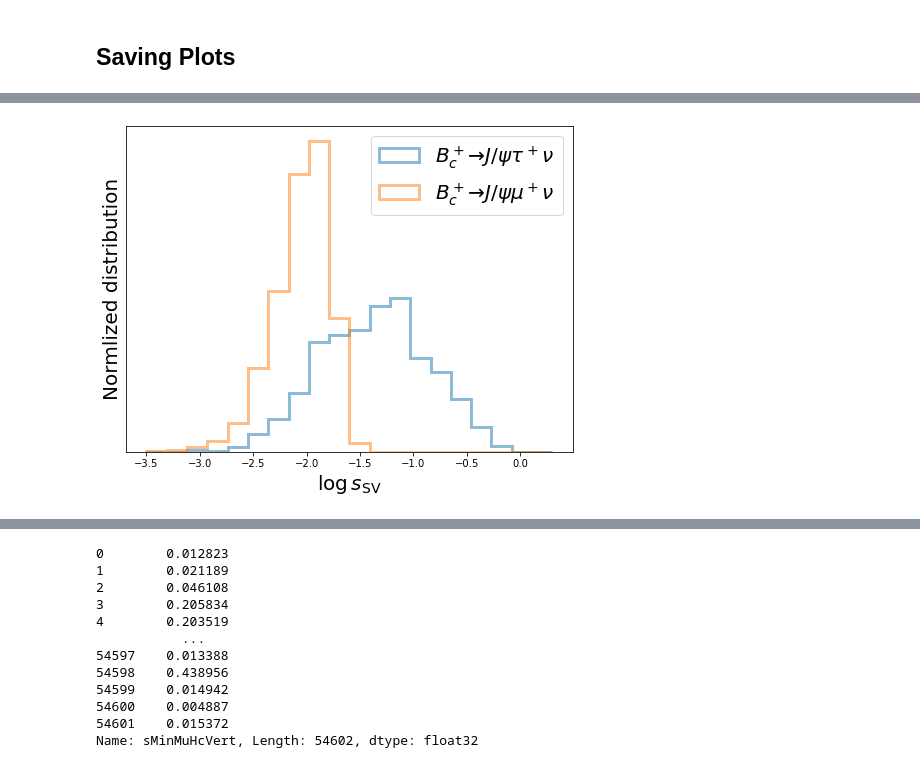
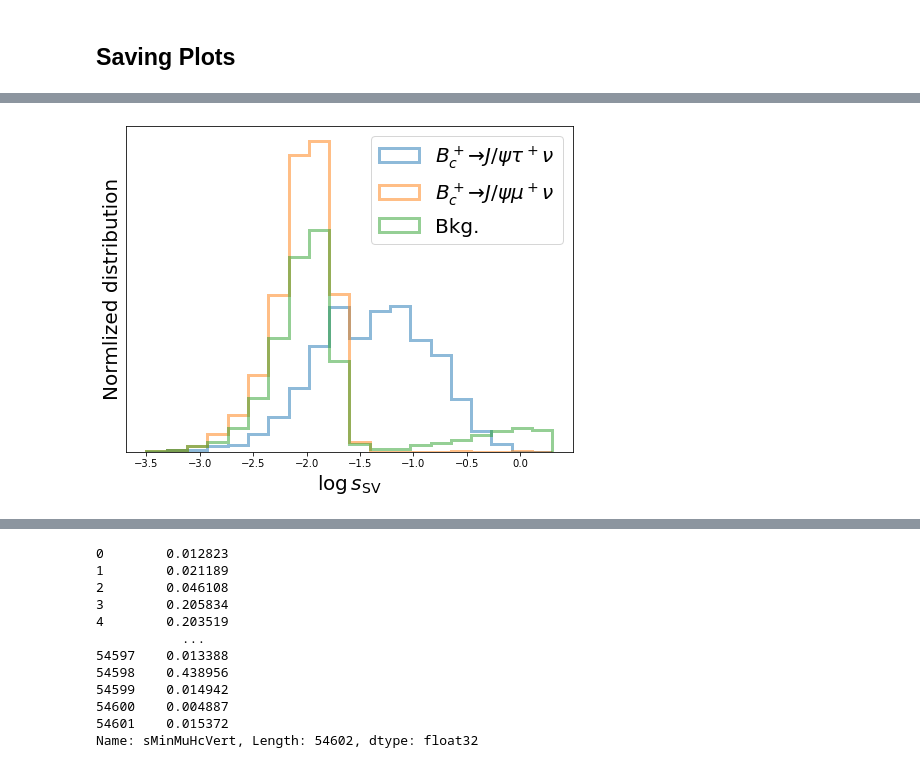
Before and after one commit to ansonkwokth/LFUV_Z-pole, a Jupyter notebook: RJpsi/BDTCut.ipynb, the cells around one changed output, grey strips where cells are left out. Saved outputs shown, nothing was run; the diff lists cells and outputs as text; code cells hidden in the pictures.

```diff
--- a/RJpsi/BDTCut.ipynb
+++ b/RJpsi/BDTCut.ipynb
@@ -41,27 +41,22 @@ plt.plot(q2_tau, dGtau)
 epsilon_pimu = 1/100
 
 # No veto
-modes_dt = {0: {'mode': '~/Projects/LFUV/RJpsi/features/JpsiTauNu_10Noise_NoVeto.root', 'yields': 3.77e3},
-            1: {'mode': '~/Projects/LFUV/RJpsi/features/JpsiMuNu_10Noise_NoVeto.root', 'yields': 1.03e5},
-            2: {'mode': '~/Projects/LFUV/RJpsi/features/RJpsiInclusive_10Noise_NoVeto.root', 'yields': 3.99e3},
-            3: {'mode': '~/Projects/LFUV/RJpsi/features/RJpsiCombCascade_10Noise_NoVeto.root', 'yields': 8.14e4},
-            4: {'mode': '~/Projects/LFUV/RJpsi/features/RJpsiMisID_10Noise_NoVeto.root', 'yields': epsilon_pimu*1.11e8}
-           }
+# modes_dt = {0: {'mode': './features/JpsiTauNu_10Noise_NoVeto.root', 'yields': 3.76e3},
+#             1: {'mode': './features/JpsiMuNu_10Noise_NoVeto.root', 'yields': 1.03e5},
+#             2: {'mode': './features/RJpsiInclusive_10Noise_NoVeto.root', 'yields': 3.90e3},
+#             3: {'mode': './features/RJpsiCombCascade_10Noise_NoVeto.root', 'yields': 7.89e4},
+#             4: {'mode': './features/RJpsiMisID_10Noise_NoVeto.root', 'yields': epsilon_pimu*1.10e8}
+#            }
+
+
 
 # 20noise
-# modes_dt = {0: {'mode': '~/Projects/LFUV/RJpsi/features/JpsiTauNu_20Noise_NoVeto.root', 'yields': 3.68e3},
-#             1: {'mode': '~/Projects/LFUV/RJpsi/features/JpsiMuNu_20Noise_NoVeto.root', 'yields': 9.85e4},
-#             2: {'mode': '~/Projects/LFUV/RJpsi/features/RJpsiInclusive_20Noise_NoVeto.root', 'yields': 3.86e3},
-#             3: {'mode': '~/Projects/LFUV/RJpsi/features/RJpsiCombCascade_20Noise_NoVeto.root', 'yields': 8.10e4},
-#             4: {'mode': '~/Projects/LFUV/RJpsi/features/RJpsiMisID_20Noise_NoVeto.root', 'yields': epsilon_pimu*1.11e8}
-#            }
-
-# modes_dt = {0: {'mode': '~/Projects/LFUV/RJpsi/features/JpsiTauNu_10Noise.root', 'yields': 1.62e3},
-#             1: {'mode': '~/Projects/LFUV/RJpsi/features/JpsiMuNu_10Noise.root', 'yields': 4.63e4},
-#             2: {'mode': '~/Projects/LFUV/RJpsi/features/RJpsiInclusive_10Noise.root', 'yields': 6.28e2},
-#             3: {'mode': '~/Projects/LFUV/RJpsi/features/RJpsiCombCascade_10Noise.root', 'yields': 5.56e3},
-#             4: {'mode': '~/Projects/LFUV/RJpsi/features/RJpsiMisID_10Noise.root', 'yields': epsilon_pimu*1.42e7}
-#            }
+modes_dt = {0: {'mode': './features/JpsiTauNu_20Noise_NoVeto.root', 'yields': 3.65e3},
+            1: {'mode': './features/JpsiMuNu_20Noise_NoVeto.root', 'yields': 9.95e4},
+            2: {'mode': './features/RJpsiInclusive_20Noise_NoVeto.root', 'yields': 3.81e3},
+            3: {'mode': './features/RJpsiCombCascade_20Noise_NoVeto.root', 'yields': 7.94e4},
+            4: {'mode': './features/RJpsiMisID_20Noise_NoVeto.root', 'yields': epsilon_pimu*1.10e8}
+           }
 # %%
 def load_train_test(modes_dt, size=0.5):
     np.random.seed(9)
@@ -73,13 +68,15 @@ def load_train_test(modes_dt, size=0.5):
     for i, (k, v) in enumerate(modes_dt.items()):
         print('\rReading:', i)
         file = uproot.open(v['mode'])
-        df_i = file['t'].pandas.df()
+#         df_i = file['t'].pandas.df()
+        df_i = pd.DataFrame(np.array(file['t']['features'].array()))
 
         # shuffle the index for training and testing sets
         idx = df_i.index.tolist()
         np.random.shuffle(idx)
 #         print(len(idx))
-        idx = idx[:100000]    # if too much data
+        idx = idx[:20000]    # if too much data
+#         idx = idx[:5000]    # if too much data
         num_lt.append(len(idx))
 
         df_i['target'] = i    # add the target label
@@ -744,26 +748,26 @@ error for tau mode: 1.64
 # %%
 f = plt.figure(figsize=(8,6))
 ax1 = plt.subplot(111)
 range_=[-3.5,0.3]
 
 
-ax1.hist(np.log10(df_plot[(df_plot.target==0)]['sMinMuHcVert']), weights=df_plot[df_plot.target==0]['reweight'], bins=20, range=range_, density=True, histtype='step', lw=3, label=r'$B_c^+\to J/\psi \tau^+\nu$', alpha=0.5);
-ax1.hist(np.log10(df_plot[(df_plot.target==1)]['sMinMuHcVert']), weights=df_plot[df_plot.target==1]['reweight'], bins=20, range=range_, density=True, histtype='step', lw=3, label=r'$B_c^+\to J/\psi \mu^+\nu$', alpha=0.5);
-# ax1.hist(np.log10(df_plot[(df_plot.target!=0)&(df_plot.target!=1)]['sMinMuHcVert']), weights=df_plot[(df_plot.target!=0)&(df_plot.target!=1)]['reweight'], bins=20, range=range_, density=True, histtype='step', lw=3, label=r'Bkg.', alpha=0.5);
+ax1.hist(np.log10(df_plot[(df_plot.target==0)]['sMinMuHcVert']), weights=df_plot[df_plot.target==0]['reweight']/sum(df_plot[df_plot.target==0]['reweight']), bins=20, range=range_, histtype='step', lw=3, label=r'$B_c^+\to J/\psi \tau^+\nu$', alpha=0.5);
+ax1.hist(np.log10(df_plot[(df_plot.target==1)]['sMinMuHcVert']), weights=df_plot[df_plot.target==1]['reweight']/sum(df_plot[df_plot.target==1]['reweight']), bins=20, range=range_, histtype='step', lw=3, label=r'$B_c^+\to J/\psi \mu^+\nu$', alpha=0.5);
+ax1.hist(np.log10(df_plot[(df_plot.target!=0)&(df_plot.target!=1)]['sMinMuHcVert']), weights=df_plot[(df_plot.target!=0)&(df_plot.target!=1)]['reweight']/sum(df_plot[(df_plot.target!=0)&(df_plot.target!=1)]['reweight']), bins=20, range=range_, histtype='step', lw=3, label=r'Bkg.', alpha=0.5);
 
 
 # ax1.hist(np.log10(df_plot[(df_plot.target==0)]['sMinMuHcVertTrue']), weights=df_plot[df_plot.target==0]['reweight'], bins=20, range=range_, density=True, histtype='step', lw=3, alpha=0.5, color='C0', linestyle='--');
 # ax1.hist(np.log10(df_plot[(df_plot.target==1)]['sMinMuHcVertTrue']), weights=df_plot[df_plot.target==1]['reweight'], bins=20, range=range_, density=True, histtype='step', lw=3, alpha=0.5, color='C1', linestyle='--');
 
 ax1.set_ylabel('Normlized distribution', fontsize=20)
 ax1.set_xlabel(r'$\log{s_{\rm SV}}$', fontsize=20)
 ax1.set_yticks([])
 ax1.legend(loc=1, fontsize=20)
 
 f.savefig('./figures/Jpsilogssv')
 # f.savefig('./figures/Jpsilogssv_20noise')
 # %% [output]
-[figure, old version]
+[figure, new version]
 # %%
 f = plt.figure(figsize=(8,6))
 ax1 = plt.subplot(111)
```
Also changed, not shown: parts of 26 cells of this notebook, 6 other files.
